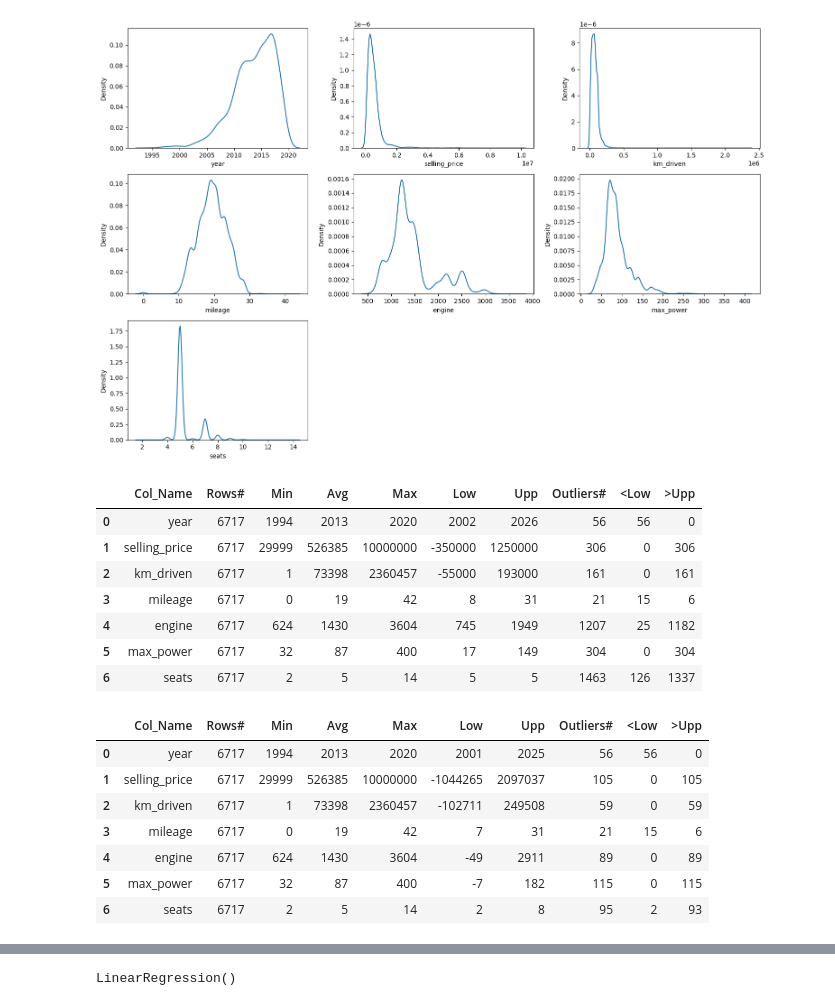
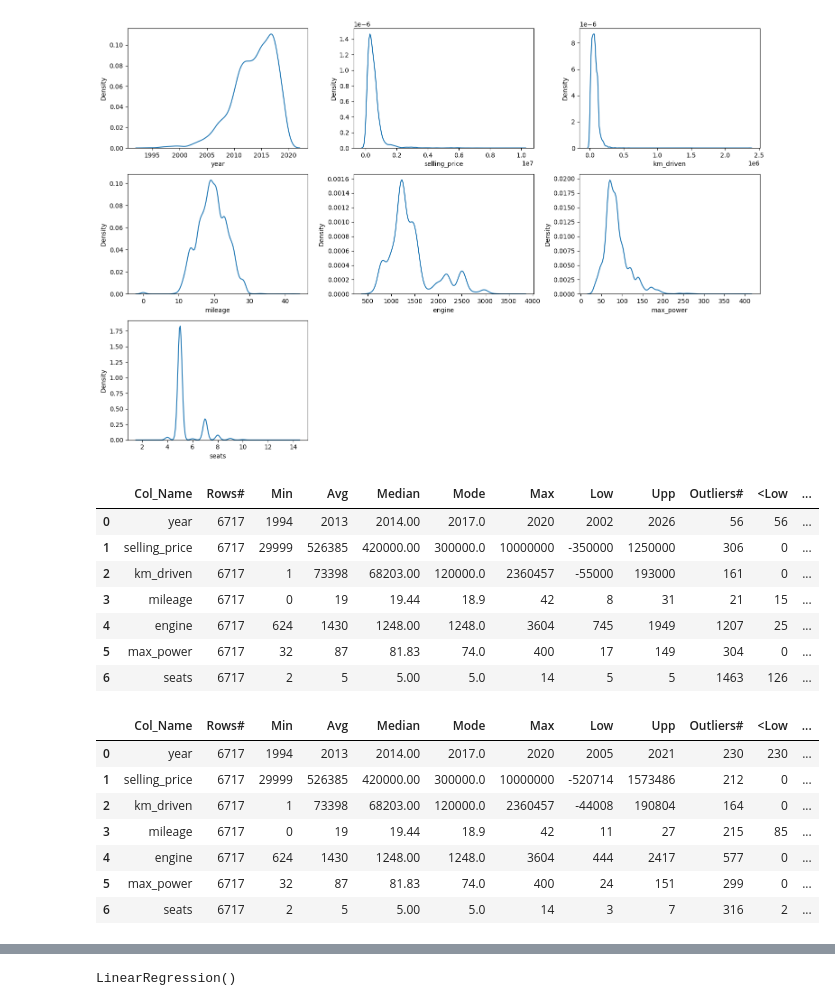
Before and after one commit to forsterboy/DS_final_project, a Jupyter notebook: aycan_lin_reg.ipynb, the cells around one changed output, grey strips where cells are left out. Cells and saved outputs as stored; diff of their text form; code cells hidden in the pictures.

```diff
--- a/aycan2.ipynb
+++ b/aycan_lin_reg.ipynb
@@ -595,41 +595,45 @@ for col in df.select_dtypes(include=['int', 'float']).columns:
     # Calculate outliers
     q1 = df[col].quantile(0.25)
     q3 = df[col].quantile(0.75)
     iqr = q3 - q1
     lower_bound_box = q1 - 1.5 * iqr
     upper_bound_box = q3 + 1.5 * iqr
     total_outliers_box = df[(df[col] < lower_bound_box) | (df[col] > upper_bound_box)][col].count()
 
     # Count values smaller than lower bound
     smaller_than_lower_bound_box = df[df[col] < lower_bound_box][col].count()
 
     # Count values greater than upper bound
     greater_than_upper_bound_box = df[df[col] > upper_bound_box][col].count()
 
+    mode_val = df[col].mode().iloc[0] if not df[col].mode().empty else None
+
     # Append to summary table
     summary_out_box.append({'Col_Name': col,
                         'Rows#': total_rows,
                         'Min': df[col].min().astype(int),
                         'Avg': df[col].mean().astype(int),
+                        'Median': df[col].median(),
+                        'Mode': mode_val,
                         'Max': df[col].max().astype(int),
                         'Low': lower_bound_box.astype(int),
                         'Upp': upper_bound_box.astype(int),
                         'Outliers#': total_outliers_box,
                         '<Low': smaller_than_lower_bound_box,
                         '>Upp': greater_than_upper_bound_box
                         })
 
 summary_out_box = pd.DataFrame(summary_out_box)
 summary_out_box
 # %% [output]
-|  | Col_Name | Rows# | Min | Avg | Max | Low | Upp | Outliers# | <Low | >Upp |
-| 0 | year | 6717 | 1994 | 2013 | 2020 | 2002 | 2026 | 56 | 56 | 0 |
-| 1 | selling_price | 6717 | 29999 | 526385 | 10000000 | -350000 | 1250000 | 306 | 0 | 306 |
-| 2 | km_driven | 6717 | 1 | 73398 | 2360457 | -55000 | 193000 | 161 | 0 | 161 |
-| 3 | mileage | 6717 | 0 | 19 | 42 | 8 | 31 | 21 | 15 | 6 |
-| 4 | engine | 6717 | 624 | 1430 | 3604 | 745 | 1949 | 1207 | 25 | 1182 |
-| 5 | max_power | 6717 | 32 | 87 | 400 | 17 | 149 | 304 | 0 | 304 |
-| 6 | seats | 6717 | 2 | 5 | 14 | 5 | 5 | 1463 | 126 | 1337 |
+|  | Col_Name | Rows# | Min | Avg | Median | Mode | Max | Low | Upp | Outliers# | <Low | ... |
+| 0 | year | 6717 | 1994 | 2013 | 2014.00 | 2017.0 | 2020 | 2002 | 2026 | 56 | 56 | ... |
+| 1 | selling_price | 6717 | 29999 | 526385 | 420000.00 | 300000.0 | 10000000 | -350000 | 1250000 | 306 | 0 | ... |
+| 2 | km_driven | 6717 | 1 | 73398 | 68203.00 | 120000.0 | 2360457 | -55000 | 193000 | 161 | 0 | ... |
+| 3 | mileage | 6717 | 0 | 19 | 19.44 | 18.9 | 42 | 8 | 31 | 21 | 15 | ... |
+| 4 | engine | 6717 | 624 | 1430 | 1248.00 | 1248.0 | 3604 | 745 | 1949 | 1207 | 25 | ... |
+| 5 | max_power | 6717 | 32 | 87 | 81.83 | 74.0 | 400 | 17 | 149 | 304 | 0 | ... |
+| 6 | seats | 6717 | 2 | 5 | 5.00 | 5.0 | 14 | 5 | 5 | 1463 | 126 | ... |
 # %%
 # We have too many outliers for some columns(engine and seats)
 # Lower and upper bounds look like irrational
@@ -645,8 +649,8 @@ for col in df.select_dtypes(include=['int', 'float']).columns:
     # Calculate outliers using standard deviation method
     mean = df[col].mean()
     std_dev = df[col].std()
-    lower_bound = mean - 3 * std_dev  # Adjust multiplier as needed
-    upper_bound = mean + 3 * std_dev  # Adjust multiplier as needed
+    lower_bound = mean - 2 * std_dev  # Adjust multiplier as needed
+    upper_bound = mean + 2 * std_dev  # Adjust multiplier as needed
     total_outliers = df[(df[col] < lower_bound) | (df[col] > upper_bound)][col].count()
 
     # Count values smaller than lower bound
@@ -655,11 +659,15 @@ for col in df.select_dtypes(include=['int', 'float']).columns:
     # Count values greater than upper bound
     greater_than_upper_bound = df[df[col] > upper_bound][col].count()
 
+    mode_val = df[col].mode().iloc[0] if not df[col].mode().empty else None
+
     # Append to summary table
     summary_out.append({'Col_Name': col,
                         'Rows#': total_rows,
                         'Min': df[col].min().astype(int),
                         'Avg': df[col].mean().astype(int),
+                        'Median': df[col].median(),
+                        'Mode': mode_val,
                         'Max': df[col].max().astype(int),
                         'Low': lower_bound.astype(int),
                         'Upp': upper_bound.astype(int),
@@ -671,14 +679,14 @@ for col in df.select_dtypes(include=['int', 'float']).columns:
 summary_out = pd.DataFrame(summary_out)
 summary_out
 # %% [output]
-|  | Col_Name | Rows# | Min | Avg | Max | Low | Upp | Outliers# | <Low | >Upp |
-| 0 | year | 6717 | 1994 | 2013 | 2020 | 2001 | 2025 | 56 | 56 | 0 |
-| 1 | selling_price | 6717 | 29999 | 526385 | 10000000 | -1044265 | 2097037 | 105 | 0 | 105 |
-| 2 | km_driven | 6717 | 1 | 73398 | 2360457 | -102711 | 249508 | 59 | 0 | 59 |
-| 3 | mileage | 6717 | 0 | 19 | 42 | 7 | 31 | 21 | 15 | 6 |
-| 4 | engine | 6717 | 624 | 1430 | 3604 | -49 | 2911 | 89 | 0 | 89 |
-| 5 | max_power | 6717 | 32 | 87 | 400 | -7 | 182 | 115 | 0 | 115 |
-| 6 | seats | 6717 | 2 | 5 | 14 | 2 | 8 | 95 | 2 | 93 |
+|  | Col_Name | Rows# | Min | Avg | Median | Mode | Max | Low | Upp | Outliers# | <Low | ... |
+| 0 | year | 6717 | 1994 | 2013 | 2014.00 | 2017.0 | 2020 | 2005 | 2021 | 230 | 230 | ... |
+| 1 | selling_price | 6717 | 29999 | 526385 | 420000.00 | 300000.0 | 10000000 | -520714 | 1573486 | 212 | 0 | ... |
+| 2 | km_driven | 6717 | 1 | 73398 | 68203.00 | 120000.0 | 2360457 | -44008 | 190804 | 164 | 0 | ... |
+| 3 | mileage | 6717 | 0 | 19 | 19.44 | 18.9 | 42 | 11 | 27 | 215 | 85 | ... |
+| 4 | engine | 6717 | 624 | 1430 | 1248.00 | 1248.0 | 3604 | 444 | 2417 | 577 | 0 | ... |
+| 5 | max_power | 6717 | 32 | 87 | 81.83 | 74.0 | 400 | 24 | 151 | 299 | 0 | ... |
+| 6 | seats | 6717 | 2 | 5 | 5.00 | 5.0 | 14 | 3 | 7 | 316 | 2 | ... |
 # %%
 # Looks gut. Lower and upper bounds look like more rational
 # %%
```
Also changed, not shown: parts of 24 cells of this notebook, 5 other files.
